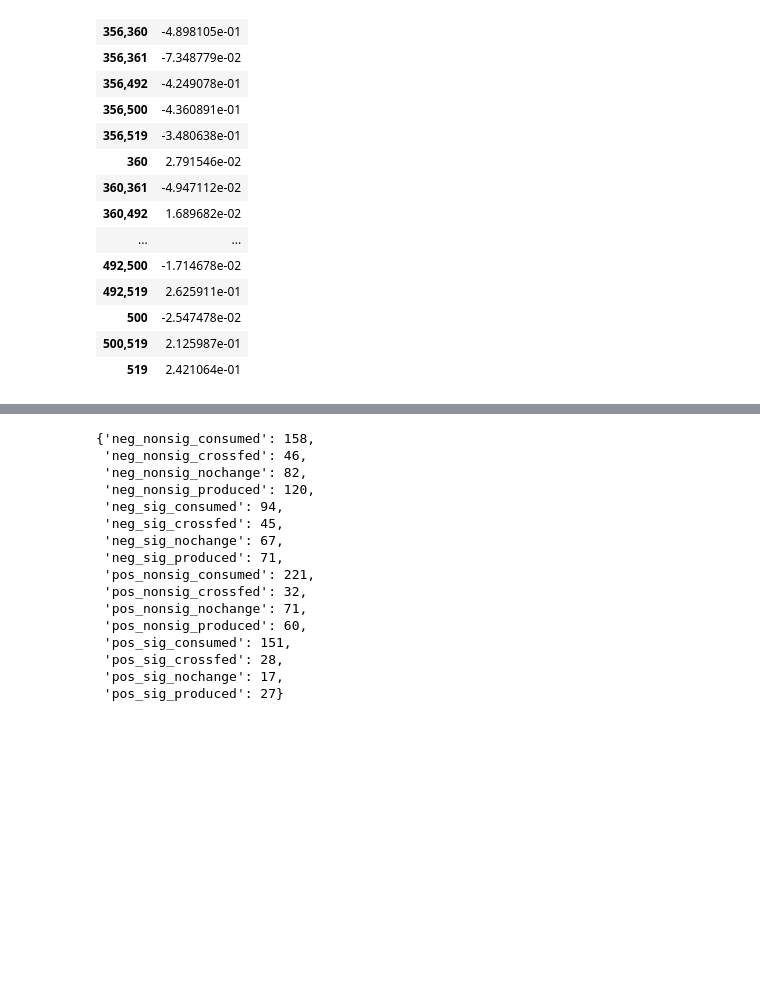
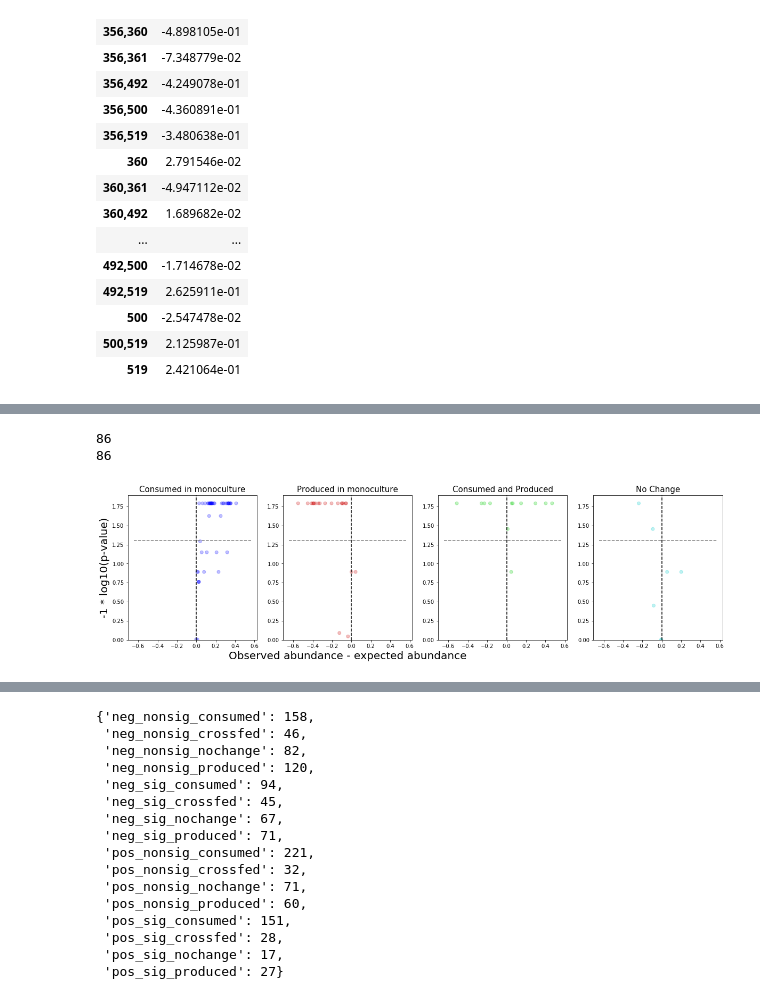
Before and after one commit to gregmedlock/asf_interactions, a Jupyter notebook: bin/CRAM_triangles_volcanoes.ipynb, the cells around one changed output, grey strips where cells are left out. Cells and saved outputs as stored; diff of their text form; code cells hidden in the pictures; blank space fills up the shorter version.

```diff
--- a/bin/CRAM_triangles_volcanoes.ipynb
+++ b/bin/CRAM_triangles_volcanoes.ipynb
@@ -576,0 +593,6 @@ summary_frame = plot_volcanoes(volcano_data_logged,combo='360,492',summary_frame
+# %%
+summary_frame = plot_volcanoes(volcano_data_logged,combo='492,519',summary_frame=True)
+# %% [output]
+86
+86
+[figure, added]
```
Also changed, not shown: parts of 7 cells of this notebook, 3 other files.
